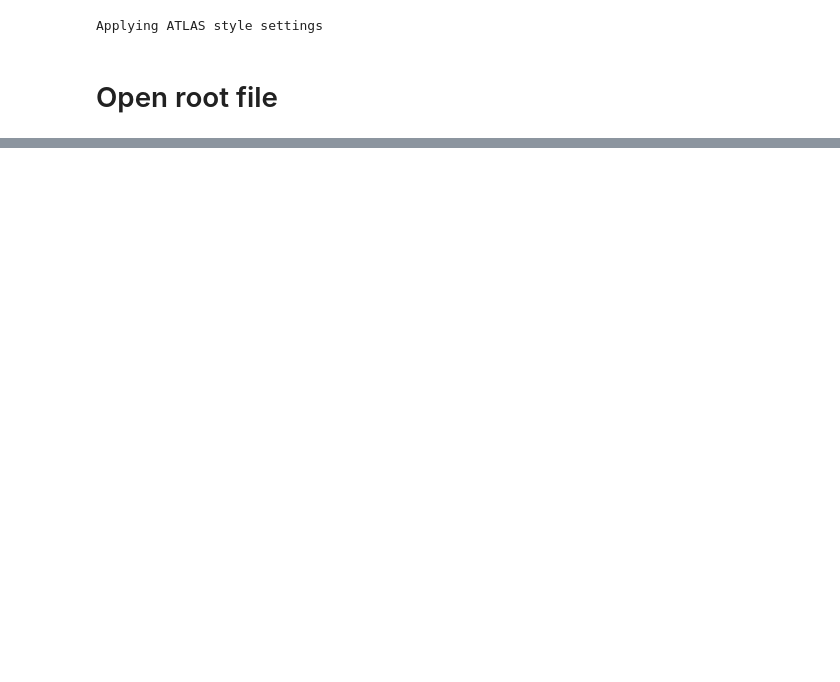
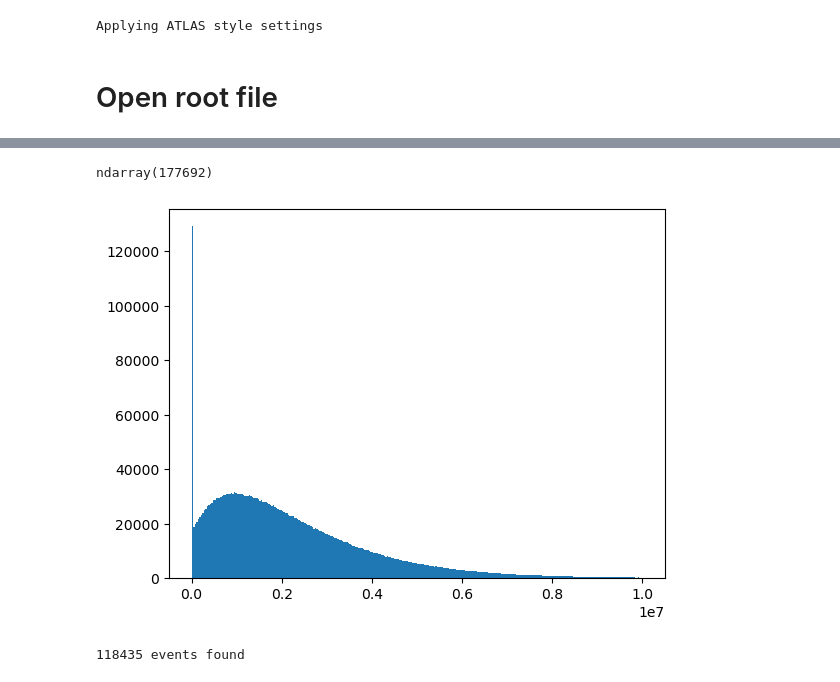
Before and after one commit to EdmondRen/TOFPET2_helper, a Jupyter notebook: calibration/make_3d_hit_plot.ipynb, the cells around one changed output, grey strips where cells are left out. Cells and saved outputs as stored; diff of their text form; code cells hidden in the pictures; blank space fills up the shorter version.

```diff
--- a/calibration/make_3d_hit_plot.ipynb
+++ b/calibration/make_3d_hit_plot.ipynb
@@ -87,0 +97,53 @@ Text(0.5, 0, 'z [cm]')
+# %%
+# Sort everything by time, with energy cut
+inds_sort = np.argsort(data["hit_t"])
+for key in data:
+    data[key]=data[key]
+
+hist(data["hit_t"][2:]-data["hit_t"][:-2], bins=300, range=(0,10000000));
+
+sum((data["hit_t"][2:]-data["hit_t"][:-2])<50)
+# %% [output]
+ndarray(177692)
+[figure, added]
+# %%
+events={key:[] for key in branches}
+
+N_HIT_MIN=3
+WINDOW=50 #ns
+
+event_found=False
+i=0
+while i<(len(data["hit_x"])-N_HIT_MIN):
+    if data["hit_t"][i+N_HIT_MIN-1]-data["hit_t"][i] <WINDOW:
+        last_hit_ind = N_HIT_MIN-1
+        # Find the last hit that is still within the time window
+        for j in range(N_HIT_MIN, len(data["hit_x"])-N_HIT_MIN-i):
+            if (data["hit_t"][i+j]-data["hit_t"][i])<WINDOW:
+                last_hit_ind=j
+            else:
+                break
+
+        # Record all hits within the window
+        # if len(np.unique(data["hit_z"][i:i+last_hit_ind+1]))==last_hit_ind+1:
+        #     for key in events:
+        #         events[key].append(data[key][i:i+last_hit_ind+1])
+        #     # Update i
+        #     i+=last_hit_ind
+        # else:
+        #     i+=1
+
+
+        for key in events:
+            events[key].append(data[key][i:i+last_hit_ind+1])
+        # Update i
+        i+=last_hit_ind
+    else:
+        i+=1
+
+for key in events:
+    events[key]=np.array(events[key], dtype=object)
+
+print(len(events["hit_x"]), "events found")
+# %% [output]
+118435 events found
```
Also changed, not shown: parts of 11 cells of this notebook, 11 other files.
